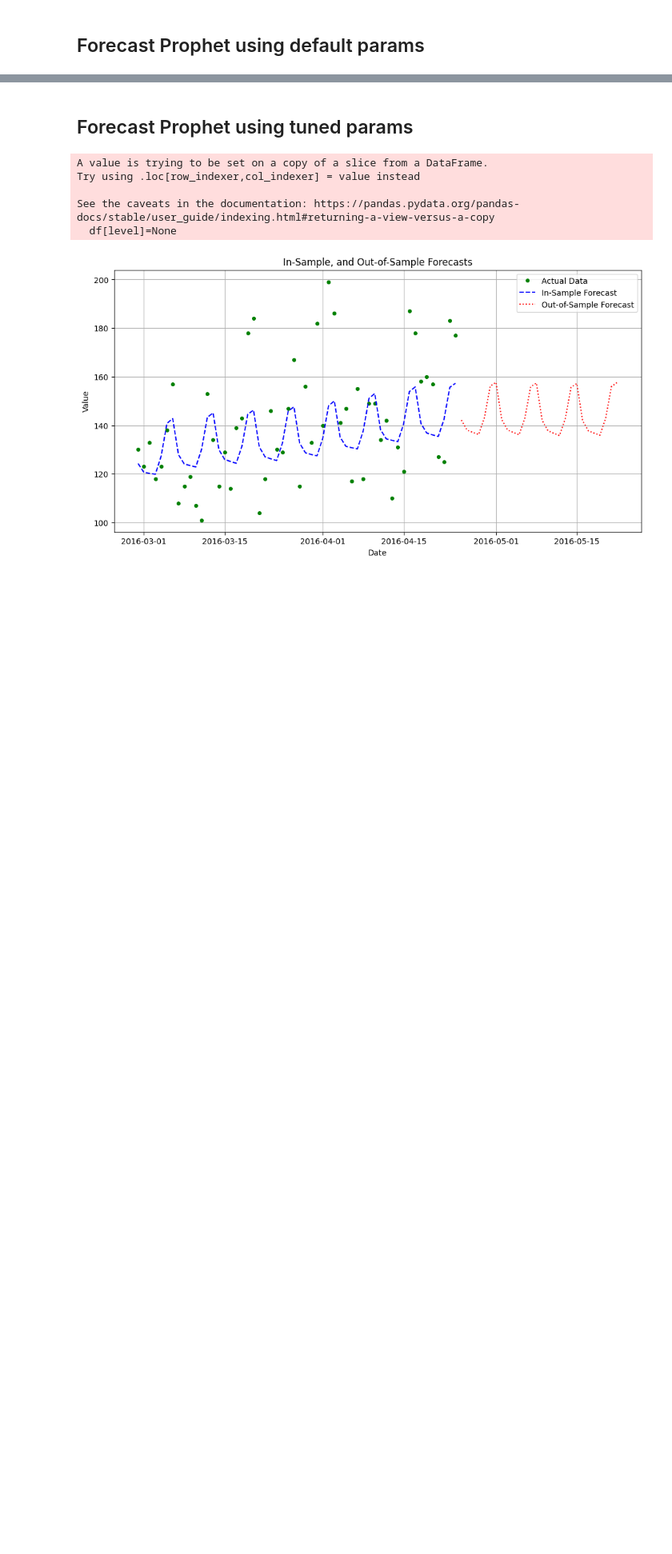
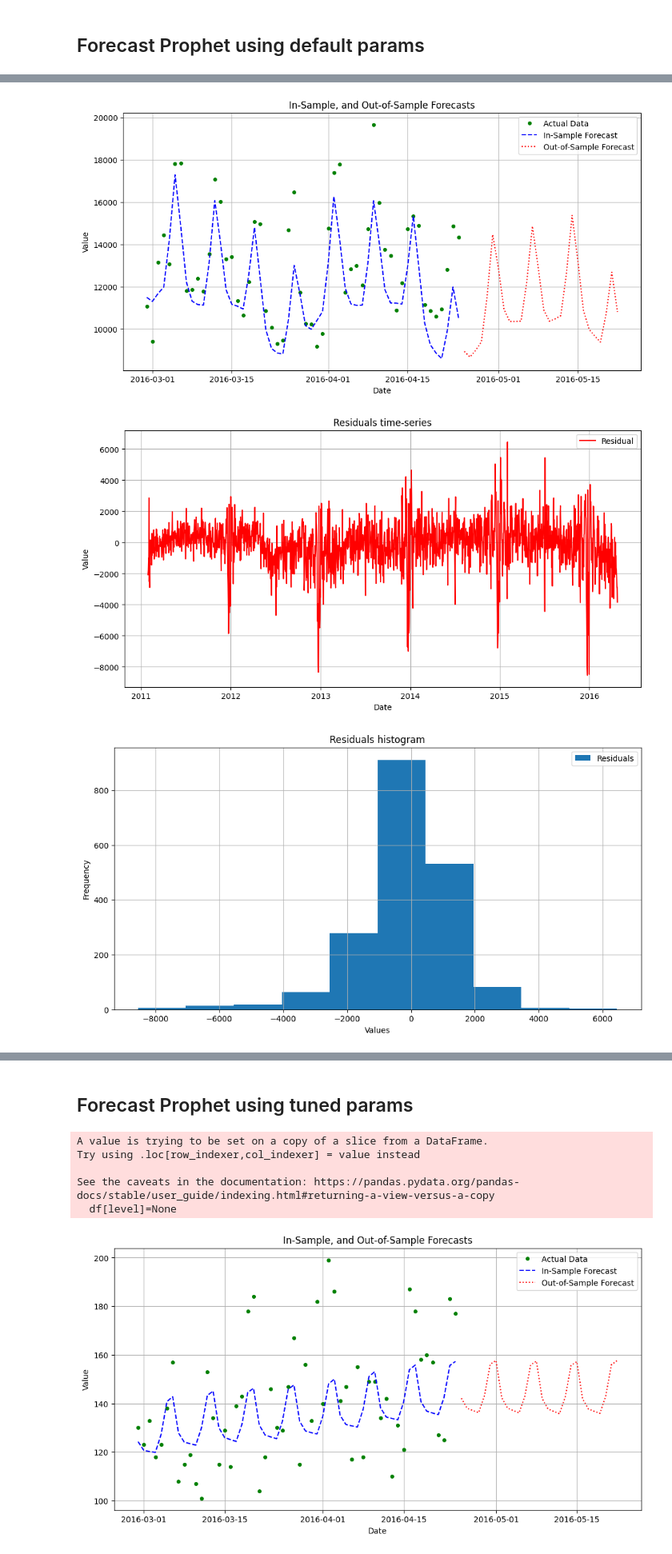
Before and after one commit to skoMarat/Hierarchical-Forecasting, a Jupyter notebook: Prophet_notebook.ipynb, the cells around one changed output, grey strips where cells are left out. Shown at 80% size. Saved outputs shown, nothing was run; the diff lists cells and outputs as text; code cells hidden in the pictures; blank space fills up the shorter version.

```diff
--- a/Prophet_notebook.ipynb
+++ b/Prophet_notebook.ipynb
@@ -56,0 +146,6 @@ tree.dForecasters[0]
+# %%
+pht.plot_prediction(inSample=False)
+# %% [output]
+[figure, added]
+[figure, added]
+[figure, added]
```
Also changed, not shown: parts of 15 cells of this notebook, 1 other file.
